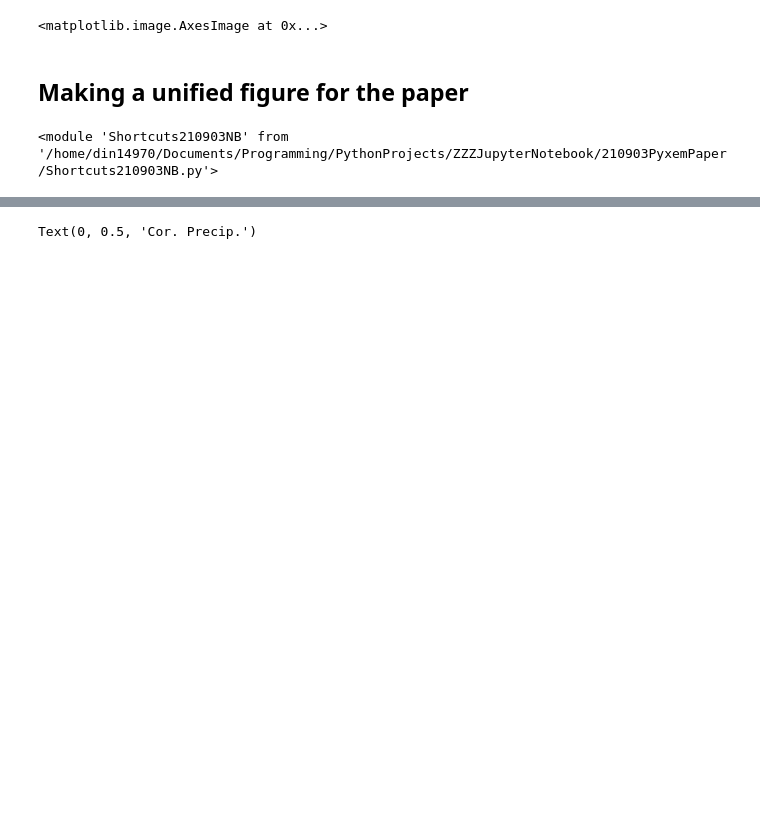
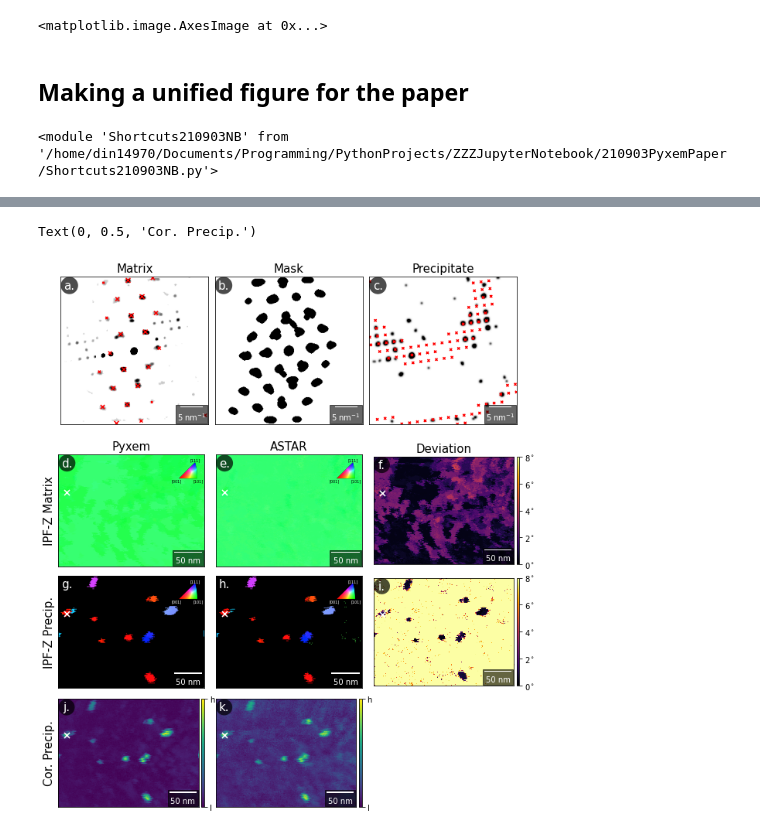
Before and after one commit to din14970/pyxem_template_matching_workflows, a Jupyter notebook: 210910AdvancedIndexing.ipynb, the cells around one changed output, grey strips where cells are left out. Saved outputs shown, nothing was run; the diff lists cells and outputs as text; code cells hidden in the pictures; blank space fills up the shorter version.

```diff
--- a/210910AdvancedIndexing.ipynb
+++ b/210910AdvancedIndexing.ipynb
@@ -684,8 +684,13 @@ plot_image_g.compute()
 # %%
+import numpy as np
 import matplotlib.pyplot as plt
 from matplotlib.gridspec import GridSpec
 import pyxem.utils.plotting_utils as putls
 from matplotlib_scalebar.scalebar import ScaleBar
+import matplotlib
+from mpl_toolkits.axes_grid1 import make_axes_locatable
+func = lambda x,pos: f"{int(x)}"+r"$^\circ$"
+fmt = matplotlib.ticker.FuncFormatter(func)
 
 fig = plt.figure(figsize=(9, 10.2))
 bordy = 0.04
@@ -791,11 +796,7 @@ qm.set_ticklabels(["l", "h"])
 ###########
 # diffmap #
 ###########
-import matplotlib
-from mpl_toolkits.axes_grid1 import make_axes_locatable
 
-func = lambda x,pos: f"{int(x)}"+r"$^\circ$"
-fmt = matplotlib.ticker.FuncFormatter(func)
 
 minangle=0
 maxangle=8
@@ -821,6 +822,7 @@ qm = fig.colorbar(d2, cax=cax, format=fmt)
 
 for j in range(3, 11):
     axes[j].add_artist(ScaleBar(1, units="nm", location="lower right", box_color="black", color="white", box_alpha=0.6))
+    axes[j].scatter([px], [py], s=50, c="white", marker="x")
 
 
 ### Stereo triangles legends
@@ -872,3 +872,4 @@ axes[9].set_ylabel("Cor. Precip.", fontsize=fs)
 Text(0, 0.5, 'Cor. Precip.')
+[figure, added]
 # %%
 fig.savefig("210903DataImages/210921AnalysisG.png", dpi=640)
```
Also changed, not shown: parts of 2 cells of this notebook, 3 other files.
